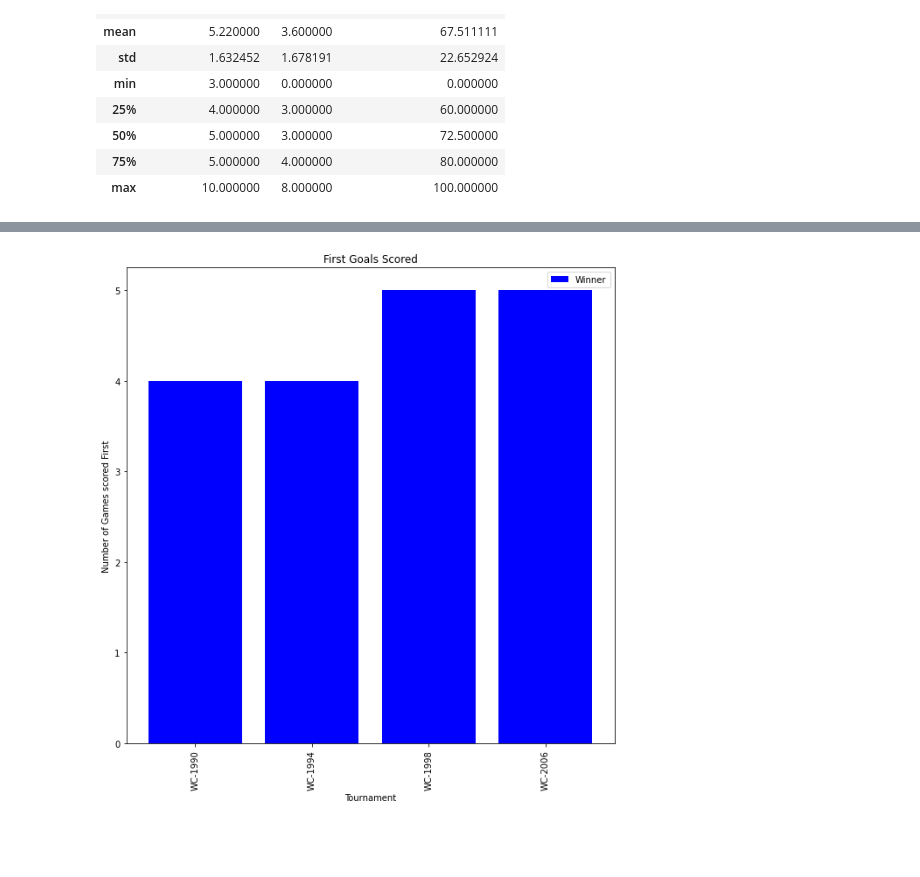
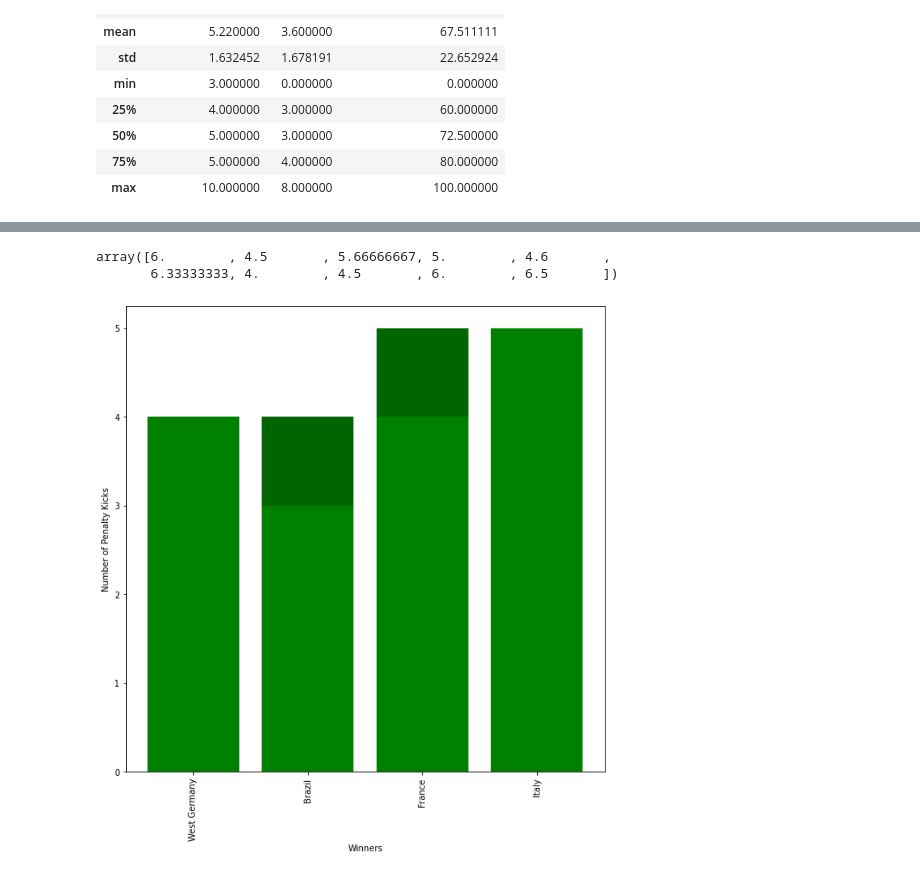
Before and after one commit to NaTaliaebr/Project_1, a Jupyter notebook: data_tranformation/Data_transformation_Q4_with_Visualizations.ipynb, the cells around one changed output, grey strips where cells are left out. Cells and saved outputs as stored; diff of their text form; code cells hidden in the pictures; blank space fills up the shorter version.

```diff
--- a/data_tranformation/Data_transformation_Q4_with_Visualizations.ipynb
+++ b/data_tranformation/Data_transformation_Q4_with_Visualizations.ipynb
@@ -149,16 +167,21 @@ non_winning_tourn_penalty_info
 
 nonwinner_pk_count= non_winning_tourn_penalty_info["total_penalty_kicks"].values
 nonwinner_conversion_count= non_winning_tourn_penalty_info["converted"].values
+nonwinner_pk_count
+# %% [output]
+array([6.        , 4.5       , 5.66666667, 5.        , 4.6       ,
+       6.33333333, 4.        , 4.5       , 6.        , 6.5       ])
 # %%
+#test
+winners = winning_team_penalty_info["winner"].values
+
 #graph build and display
 plt.figure(figsize=(10,10))
-plt.bar(tournaments , winner_pk_count, color="b", label = "Winner")
-#plt.bar(tournaments , nonwinner_pk_count, color="r", label="Nonwinner Average")
-plt.xlabel('Tournament')
-plt.ylabel('Number of Games scored First')
+plt.bar(winners , winner_pk_count, color="darkgreen", label = "Winner")
+plt.bar(winners , winner_conversion_count, color="green", label = "Winner")
+plt.xlabel('Winners')
+plt.ylabel('Number of Penalty Kicks')
 plt.xticks(rotation=90)
-plt.legend(loc='best')
-plt.title('First Goals Scored')
 plt.show()
 # %% [output]
-[figure, old version]
+[figure, new version]
```
Also changed, not shown: parts of 4 cells of this notebook, 1 other file.
